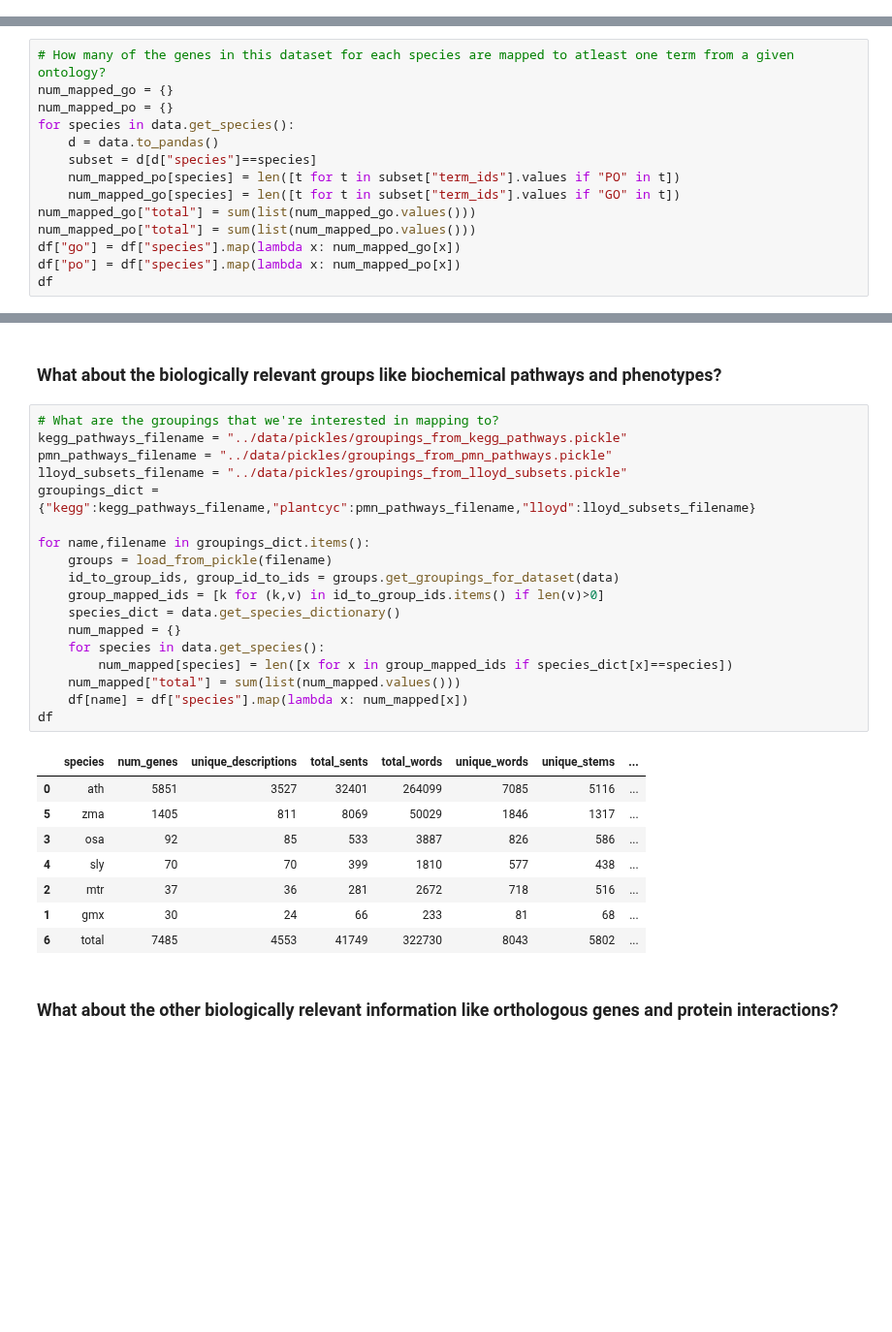
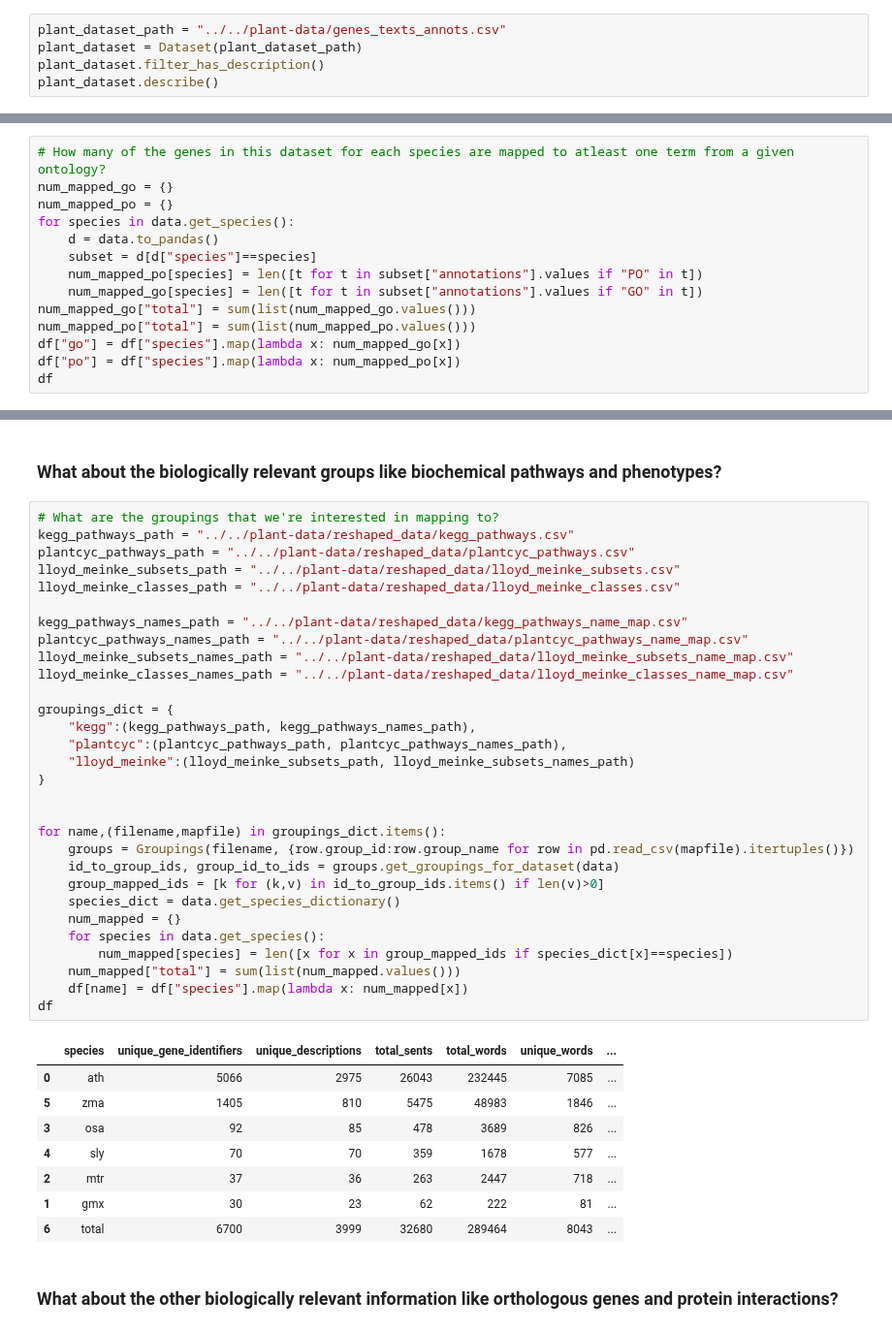
Before and after one commit to irbraun/plant-phenotypes-nlp, a Jupyter notebook: notebooks/Analysis_Dataset_Composition.ipynb, the cells around one changed output, grey strips where cells are left out. Shown at 97% size. Cells and saved outputs as stored; diff of their text form; blank space fills up the shorter version.

```diff
--- a/notebooks/Analysis_Dataset_Composition.ipynb
+++ b/notebooks/Analysis_Dataset_Composition.ipynb
@@ -69,0 +47,5 @@ data.describe()
+# %%
+plant_dataset_path = "../../plant-data/genes_texts_annots.csv"
+plant_dataset = Dataset(plant_dataset_path)
+plant_dataset.filter_has_description()
+plant_dataset.describe()
@@ -179,8 +173,8 @@ num_mapped_po = {}
 for species in data.get_species():
     d = data.to_pandas()
     subset = d[d["species"]==species]
-    num_mapped_po[species] = len([t for t in subset["term_ids"].values if "PO" in t])
-    num_mapped_go[species] = len([t for t in subset["term_ids"].values if "GO" in t])
+    num_mapped_po[species] = len([t for t in subset["annotations"].values if "PO" in t])
+    num_mapped_go[species] = len([t for t in subset["annotations"].values if "GO" in t])
 num_mapped_go["total"] = sum(list(num_mapped_go.values()))
 num_mapped_po["total"] = sum(list(num_mapped_po.values()))
 df["go"] = df["species"].map(lambda x: num_mapped_go[x])
@@ -199,31 +193,43 @@ df
 ### What about the biologically relevant groups like biochemical pathways and phenotypes?
 # %%
 # What are the groupings that we're interested in mapping to?
-kegg_pathways_filename = "../data/pickles/groupings_from_kegg_pathways.pickle"
-pmn_pathways_filename = "../data/pickles/groupings_from_pmn_pathways.pickle"
-lloyd_subsets_filename = "../data/pickles/groupings_from_lloyd_subsets.pickle"
-groupings_dict = {"kegg":kegg_pathways_filename,"plantcyc":pmn_pathways_filename,"lloyd":lloyd_subsets_filename}
+kegg_pathways_path = "../../plant-data/reshaped_data/kegg_pathways.csv"
+plantcyc_pathways_path = "../../plant-data/reshaped_data/plantcyc_pathways.csv"
+lloyd_meinke_subsets_path = "../../plant-data/reshaped_data/lloyd_meinke_subsets.csv"
+lloyd_meinke_classes_path = "../../plant-data/reshaped_data/lloyd_meinke_classes.csv"
 
-for name,filename in groupings_dict.items():
-    groups = load_from_pickle(filename)
+kegg_pathways_names_path = "../../plant-data/reshaped_data/kegg_pathways_name_map.csv"
+plantcyc_pathways_names_path = "../../plant-data/reshaped_data/plantcyc_pathways_name_map.csv"
+lloyd_meinke_subsets_names_path = "../../plant-data/reshaped_data/lloyd_meinke_subsets_name_map.csv"
+lloyd_meinke_classes_names_path = "../../plant-data/reshaped_data/lloyd_meinke_classes_name_map.csv"
+
+groupings_dict = {
+    "kegg":(kegg_pathways_path, kegg_pathways_names_path),
+    "plantcyc":(plantcyc_pathways_path, plantcyc_pathways_names_path),
+    "lloyd_meinke":(lloyd_meinke_subsets_path, lloyd_meinke_subsets_names_path)
+}
+
+
+for name,(filename,mapfile) in groupings_dict.items():
+    groups = Groupings(filename, {row.group_id:row.group_name for row in pd.read_csv(mapfile).itertuples()})
     id_to_group_ids, group_id_to_ids = groups.get_groupings_for_dataset(data)
     group_mapped_ids = [k for (k,v) in id_to_group_ids.items() if len(v)>0]
     species_dict = data.get_species_dictionary()
     num_mapped = {}
     for species in data.get_species():
         num_mapped[species] = len([x for x in group_mapped_ids if species_dict[x]==species])
     num_mapped["total"] = sum(list(num_mapped.values()))
     df[name] = df["species"].map(lambda x: num_mapped[x])
 df
 # %% [output]
-|  | species | num_genes | unique_descriptions | total_sents | total_words | unique_words | unique_stems | ... |
-| 0 | ath | 5851 | 3527 | 32401 | 264099 | 7085 | 5116 | ... |
-| 5 | zma | 1405 | 811 | 8069 | 50029 | 1846 | 1317 | ... |
-| 3 | osa | 92 | 85 | 533 | 3887 | 826 | 586 | ... |
-| 4 | sly | 70 | 70 | 399 | 1810 | 577 | 438 | ... |
-| 2 | mtr | 37 | 36 | 281 | 2672 | 718 | 516 | ... |
-| 1 | gmx | 30 | 24 | 66 | 233 | 81 | 68 | ... |
-| 6 | total | 7485 | 4553 | 41749 | 322730 | 8043 | 5802 | ... |
+|  | species | unique_gene_identifiers | unique_descriptions | total_sents | total_words | unique_words | ... |
+| 0 | ath | 5066 | 2975 | 26043 | 232445 | 7085 | ... |
+| 5 | zma | 1405 | 810 | 5475 | 48983 | 1846 | ... |
+| 3 | osa | 92 | 85 | 478 | 3689 | 826 | ... |
+| 4 | sly | 70 | 70 | 359 | 1678 | 577 | ... |
+| 2 | mtr | 37 | 36 | 263 | 2447 | 718 | ... |
+| 1 | gmx | 30 | 23 | 62 | 222 | 81 | ... |
+| 6 | total | 6700 | 3999 | 32680 | 289464 | 8043 | ... |
 # %% [markdown]
 ### What about the other biologically relevant information like orthologous genes and protein interactions?
 # %%
```
Also changed, not shown: parts of 19 cells of this notebook, 2 other files.
